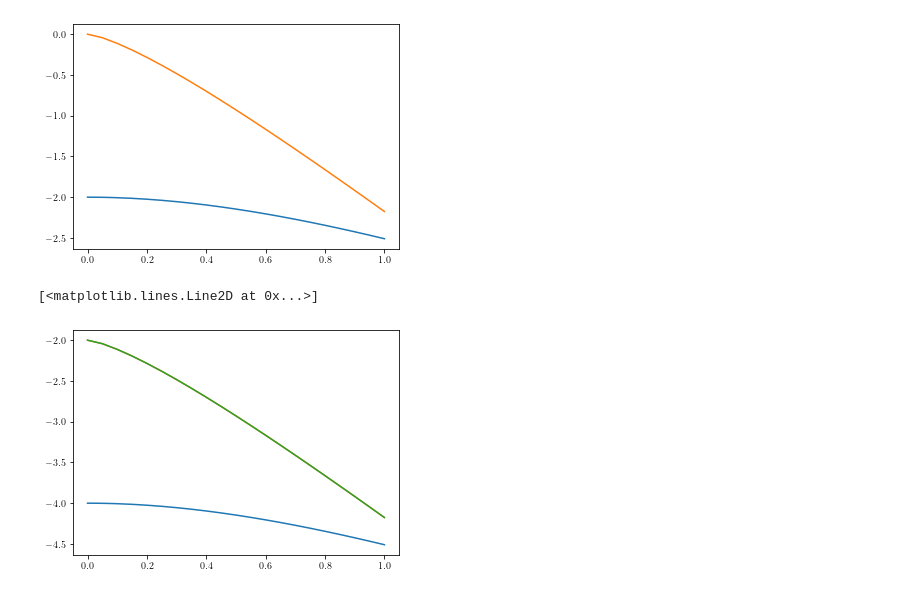
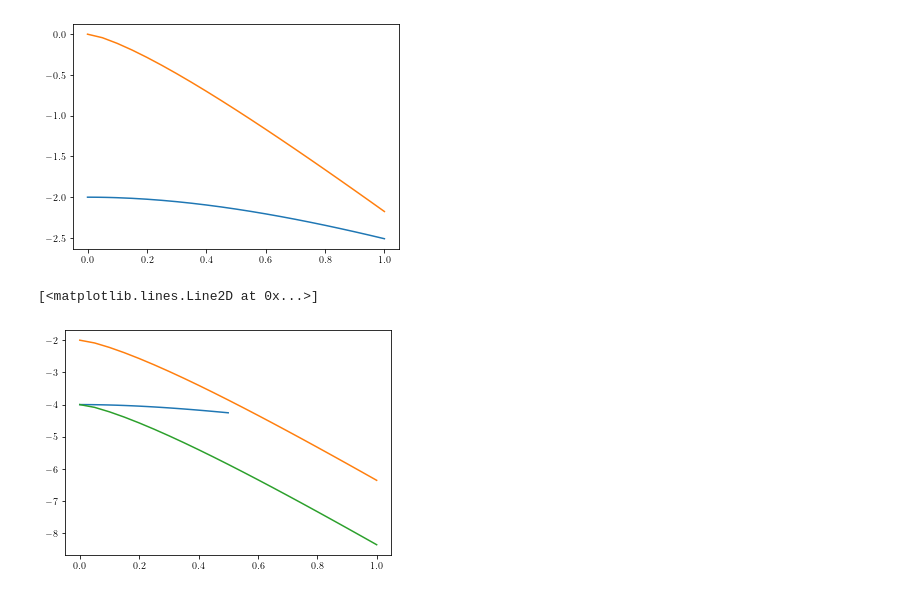
Before and after one commit to Progklui/rotor_lattice_models, a Jupyter notebook: perturbation_theory.ipynb, the cells around one changed output. Drawn from its saved outputs; the diff is of its cells as text; code cells hidden in the pictures.

Commit message:
pert theory played a bit

```diff
--- a/perturbation_theory.ipynb
+++ b/perturbation_theory.ipynb
@@ -631,7 +636,7 @@ V_0_range2 = np.linspace(15,100,18)
 
 V_0_eff_mass_range = np.append(V_0_range1, V_0_range2)
 
-params["B"] = 2
+params["B"] = 1
 params["tx"] = 100
 params["ty"] = 100
 print('Eff Mass cal for B = ', params["B"], ':\n')
@@ -662,0 +690,26 @@ V_0,eff_mass = 100.0 0.005299743218915202 0.005299743218915202
+# %%
+V_eff_mass_vGH = np.array([1,10,60])
+
+params["Mx"] = 64
+params["My"] = 64
+
+check_sys = 'tx_100.0_ty_100.0'
+check_sym = '_B_1.0_Mx_'+str(params["Mx"])+'_My_'+str(params["My"])+'_qx_0_qy_0'
+folder = 'results/eff_mass/fo/'
+E_vGH1_q0 = get_E_arr_eff_mass(V_eff_mass_vGH, folder, check_sys, check_sym)
+
+check_sys = 'tx_100.0_ty_100.0'
+check_sym = '_B_1.0_Mx_'+str(params["Mx"])+'_My_'+str(params["My"])+'_qx_1_qy_0'
+folder = 'results/eff_mass/fo/'
+E_vGH1_qx = get_E_arr_eff_mass(V_eff_mass_vGH, folder, check_sys, check_sym)
+
+check_sys = 'tx_100.0_ty_100.0'
+check_sym = '_B_1.0_Mx_'+str(params["Mx"])+'_My_'+str(params["My"])+'_qx_0_qy_1'
+folder = 'results/eff_mass/fo/'
+E_vGH1_qy = get_E_arr_eff_mass(V_eff_mass_vGH, folder, check_sys, check_sym)
+
+print(E_vGH1_q0)
+print(E_vGH1_qx)
+print(E_vGH1_qy)
+print(E_vGH1_qx-E_vGH1_q0)
+print(E_vGH1_qy-E_vGH1_qx)
@@ -743,13 +841,14 @@ def E_fd_analytic(V_0, B, t):
 
 def find_Ep_eff_1D(V_0, t, B):
     Ep_implicit = lambda Ep: Ep+2*V_0**2/np.sqrt((B+2*t-Ep)**2 - 4*t**2)
-    E_min = scipy.optimize.fsolve(Ep_implicit, [guess_Ep_eff_1D(V_0)])
-    return E_min
+    Ep_min = scipy.optimize.fsolve(Ep_implicit, [guess_Ep_eff_1D(V_0)])
+    return Ep_min
 
 def guess_Ep_eff_1D(V_0):
     return -0.004649*V_0**2-0.07471*V_0+0.8718
 # %%
 Ep_eff_1D_test = find_Ep_eff_1D(V_0_range_eff_1D, 100, 1)
+E_eff_1D_test = get_E_from_Ep(Ep_eff_1D_test, params["tx"], params["ty"])
 # %%
 fig, axs = plt.subplots()
 
@@ -766,17 +865,17 @@ plt.plot(V_0_range_eff_1D/200, -E_to_plot(E_pert1_eff_1D_v1_B_1.real, 100))
 # %%
 fig, axs = plt.subplots()
 
-plt.plot(V_0_range/100, E_pert1_B_1.real/100)
-plt.plot(V_0_range_eff_1D/200, E_pert1_eff_1D_v1_B_1.real/100)
+plt.plot(V_0_range/200, -2+E_pert1_B_1.real/200)
+plt.plot(V_0_range_eff_1D/200, 2+E_pert1_eff_1D_v1_B_1.real/50)
 #plt.plot(V_0_range_eff_1D/200, E_fd_analytic(V_0_range_eff_1D, 1, 100)/200-2)
 #plt.plot(V_0_range_eff_1D/200, (-2*100-np.sqrt(2)*V_0_range_eff_1D)/100)
 
-plt.plot(V_0_range_eff_1D/200, -2+Ep_eff_1D_test/100)
+plt.plot(V_0_range_eff_1D/200, E_eff_1D_test/50)
 
 #plt.xscale('log', base=10)
 #plt.yscale('log', base=10)
 
 #axs.invert_yaxis()
 # %% [output]
 [<matplotlib.lines.Line2D at 0x...>]
-[figure, old version]
+[figure, new version]
```
Also changed, not shown: parts of 8 cells of this notebook.
